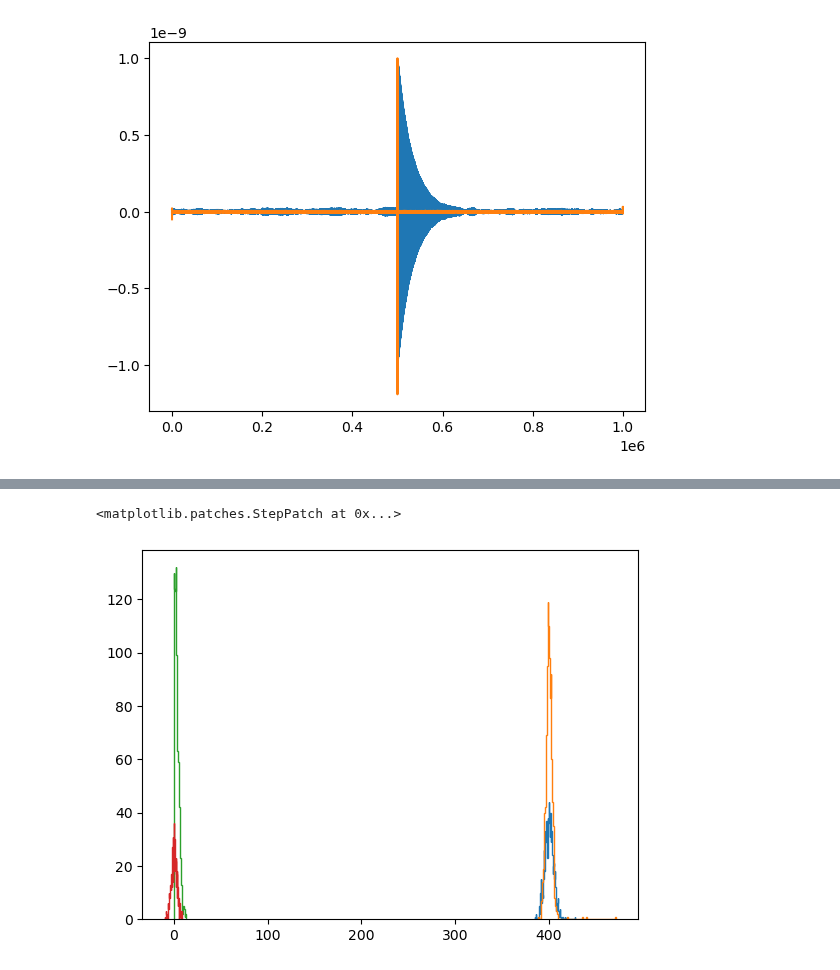
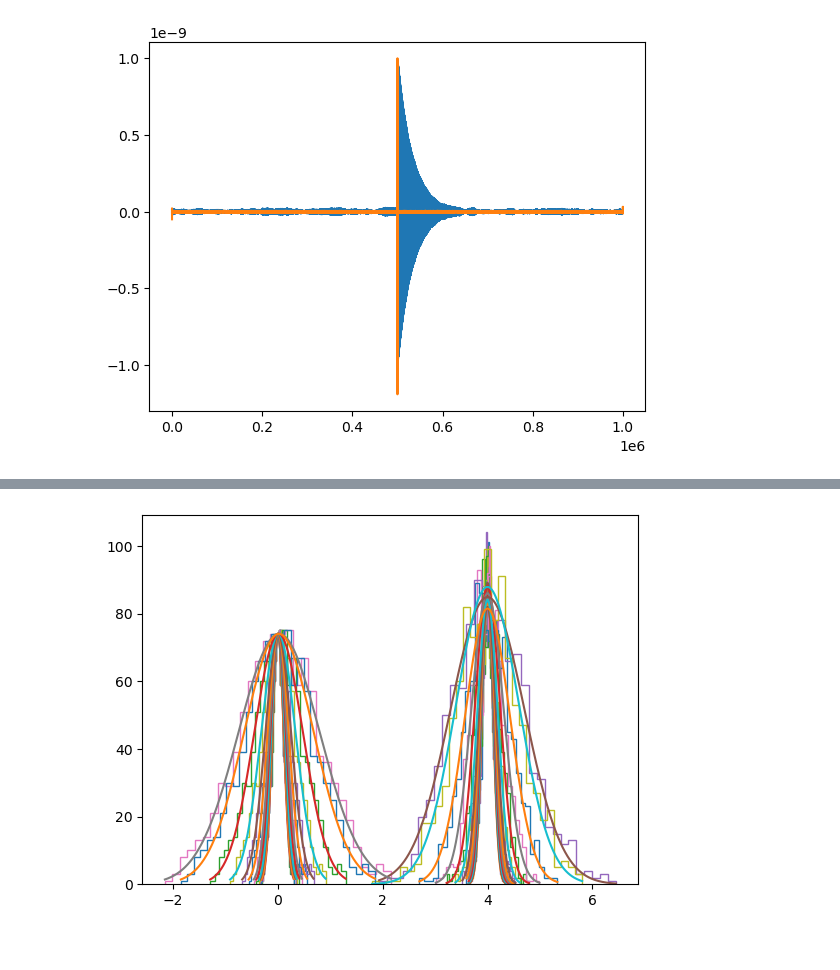
Before and after one commit to tompenny/SIMPLE_impulsesimulations, a Jupyter notebook: Reconstruction - Just force.ipynb, the cells around one changed output, grey strips where cells are left out. Cells and saved outputs as stored; diff of their text form; code cells hidden in the pictures.

Commit message:
Added analysis of data of different pulse widths

```diff
--- a/Reconstruction - Just force.ipynb
+++ b/Reconstruction - Just force.ipynb
@@ -19,7 +19,7 @@ importlib.reload(au)
 
 # Load in noise and response templates
 
-filename1 ='D:/Simulation Data/240429/'
+filename1 ='D:/Simulation Data/240930/'
 
 yfb_l = np.array([10])*2*np.pi
 iter_l = [0.02]
@@ -28,7 +28,7 @@ for yfb in yfb_l:
 
         numbins = int(2*5*10**4*100*2*np.pi/yfb)
 
-        filename = 'D:/Simulation Data/240429/yfb' + str(round(yfb/2/np.pi))
+        filename = 'D:/Simulation Data/240930/yfb' + str(round(yfb/2/np.pi))
 
         data = sio.loadmat(filename+'/Noise/PSD.mat')
         PSD_freq = data['frequency'][0]
@@ -96,6 +96,6 @@ for yfb in yfb_l:
 [figure]
 # %%
 def exp_ft(w, w0, y):
-    return 10**(-3)/(w**2-w0**2-1j*w*y)
+    return 1/(w**2-w0**2-1j*w*y)
 
-expected = exp_ft(np.linspace(0, 500000, 500001), 55000, 10)
+expected = exp_ft(np.linspace(0, 500000, 251), 80000, 10)
@@ -138,15 +163,23 @@ for yfb in yfb_l:
 # %%
-hist1, bins1, fit1, x_hist1, fitted1 = au.histogram_and_fit(corr_max, 100, 5, fit = True, plot = False)
-hist2, bins2, fit2, x_hist2, fitted2 = au.histogram_and_fit(corr_max_n, 20, 5, fit = True, plot = False)
+importlib.reload(au)
 
-hist3, bins3, fit3, x_hist3, fitted3 = au.histogram_and_fit(force_rec, 100, 5, fit = True, plot = False)
-hist4, bins4, fit4, x_hist4, fitted4 = au.histogram_and_fit(force_rec_n, 100, 5, fit = True, plot = False)
+widths = []
+widths_noise = []
 
-plt.stairs(hist1, bins1*400/fit1[1], label = 'Mod width = ' + str(iter*55000/1000))
-plt.stairs(hist3, bins3*400/fit3[1], label = 'Mod width = ' + str(iter*55000/1000))
+for imp_len in imp_lens:
+    filename = 'D:/Simulation Data/240930/implen' + str(imp_len) + '/yfb' + str(round(yfb/2/np.pi))
+    analysis_dict = au.load_data_hdf5(filename + '/analysis' + str(imp_len) +'.hdf5')
+    force_rec = analysis_dict['Kicks']
+    force_rec_n  = analysis_dict['Kicks noise']
+    hist3, bins3, fit3, x_hist3, fitted3 = au.histogram_and_fit(force_rec, 30, 5, fit = True, plot = False)
+    hist4, bins4, fit4, x_hist4, fitted4 = au.histogram_and_fit(force_rec_n, 30, 5, fit = True, plot = False)
 
-plt.stairs(hist2, bins2*400/fit1[1], label = 'Mod width = ' + str(iter*55000/1000))
-plt.stairs(hist4, bins4*400/fit3[1], label = 'Mod width = ' + str(iter*55000/1000))
+    plt.stairs(hist3, bins3*4/fit3[1], label = 'Mod width = ' + str(iter*55000/1000))
+    plt.plot(x_hist3*4/fit3[1], fitted3)
+    plt.stairs(hist4, bins4*4/fit3[1], label = 'Mod width = ' + str(iter*55000/1000))
+    plt.plot(x_hist4*4/fit3[1], fitted4)
+
+    widths.append(abs(fit3[2]/fit3[1])*4)
+    widths_noise.append(abs(fit4[2]/fit3[1])*4)
 # %% [output]
-<matplotlib.patches.StepPatch at 0x...>
-[figure, old version]
+[figure, new version]
```
Also changed, not shown: parts of 8 cells of this notebook.
